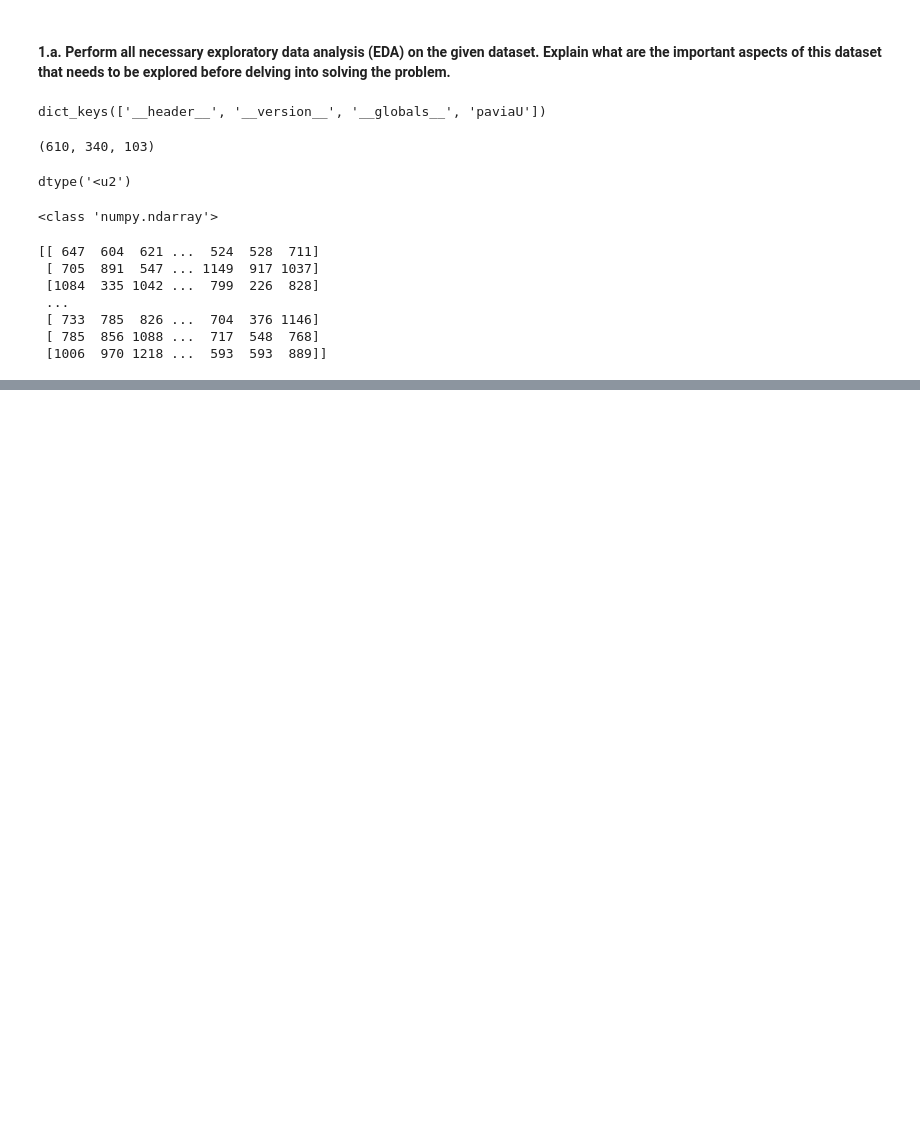
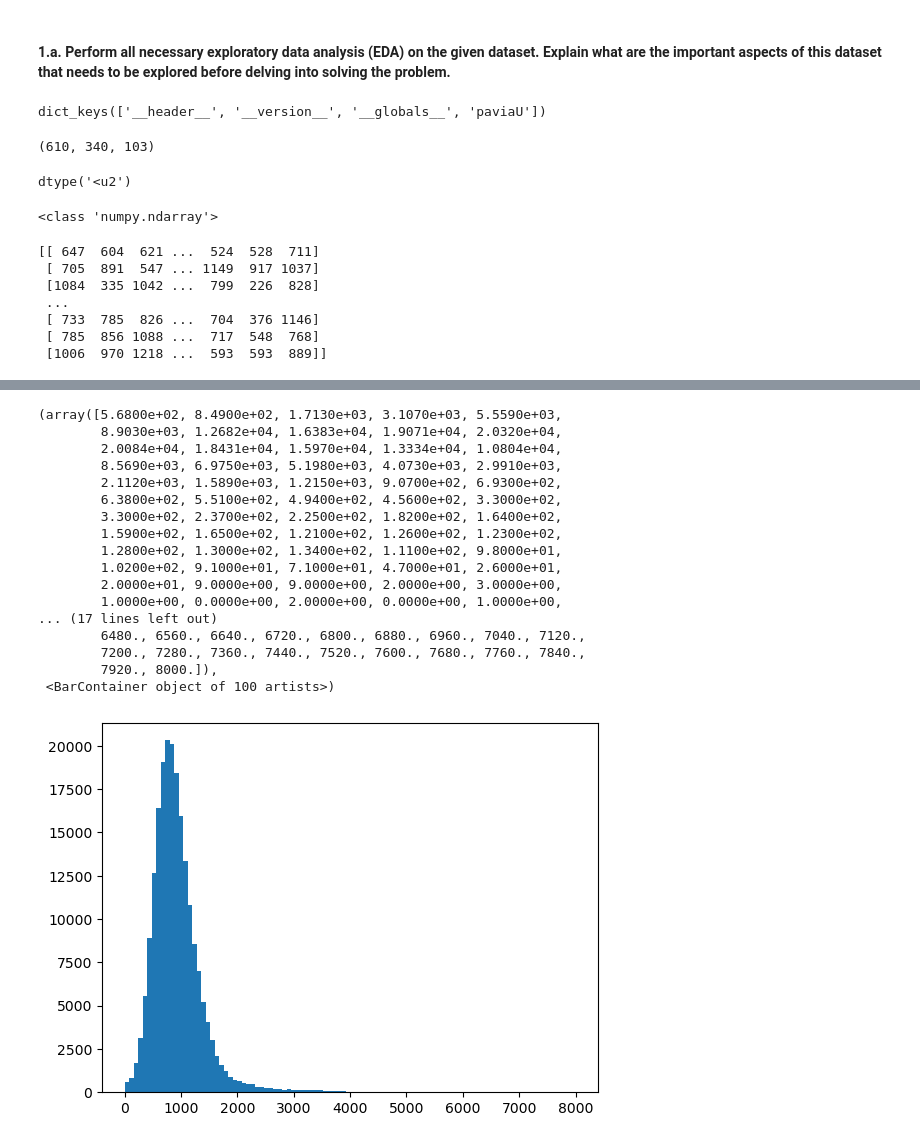
Before and after one commit to SagarLekhak/IMG_689_Graduate_Special_Topics, a Jupyter notebook: ml_2/hw_3.ipynb, the cells around one changed output, grey strips where cells are left out. Cells and saved outputs as stored; diff of their text form; code cells hidden in the pictures; blank space fills up the shorter version.

```diff
--- a/ml_2/hw_3.ipynb
+++ b/ml_2/hw_3.ipynb
@@ -62,0 +64,22 @@ plt.show()
+# %%
+#The data looks like a grayscale image. Let's plot the histogram of the first band of the data to see what it looks like.
+plt.hist(paviaU[:,:,0].flatten(), bins = 100)  #Plotting the histogram of the first band of the data.
+# %% [output]
+(array([5.6800e+02, 8.4900e+02, 1.7130e+03, 3.1070e+03, 5.5590e+03,
+        8.9030e+03, 1.2682e+04, 1.6383e+04, 1.9071e+04, 2.0320e+04,
+        2.0084e+04, 1.8431e+04, 1.5970e+04, 1.3334e+04, 1.0804e+04,
+        8.5690e+03, 6.9750e+03, 5.1980e+03, 4.0730e+03, 2.9910e+03,
+        2.1120e+03, 1.5890e+03, 1.2150e+03, 9.0700e+02, 6.9300e+02,
+        6.3800e+02, 5.5100e+02, 4.9400e+02, 4.5600e+02, 3.3000e+02,
+        3.3000e+02, 2.3700e+02, 2.2500e+02, 1.8200e+02, 1.6400e+02,
+        1.5900e+02, 1.6500e+02, 1.2100e+02, 1.2600e+02, 1.2300e+02,
+        1.2800e+02, 1.3000e+02, 1.3400e+02, 1.1100e+02, 9.8000e+01,
+        1.0200e+02, 9.1000e+01, 7.1000e+01, 4.7000e+01, 2.6000e+01,
+        2.0000e+01, 9.0000e+00, 9.0000e+00, 2.0000e+00, 3.0000e+00,
+        1.0000e+00, 0.0000e+00, 2.0000e+00, 0.0000e+00, 1.0000e+00,
+... (17 lines left out)
+        6480., 6560., 6640., 6720., 6800., 6880., 6960., 7040., 7120.,
+        7200., 7280., 7360., 7440., 7520., 7600., 7680., 7760., 7840.,
+        7920., 8000.]),
+ <BarContainer object of 100 artists>)
+[figure, added]
```
Also changed, not shown: parts of 12 cells of this notebook.
